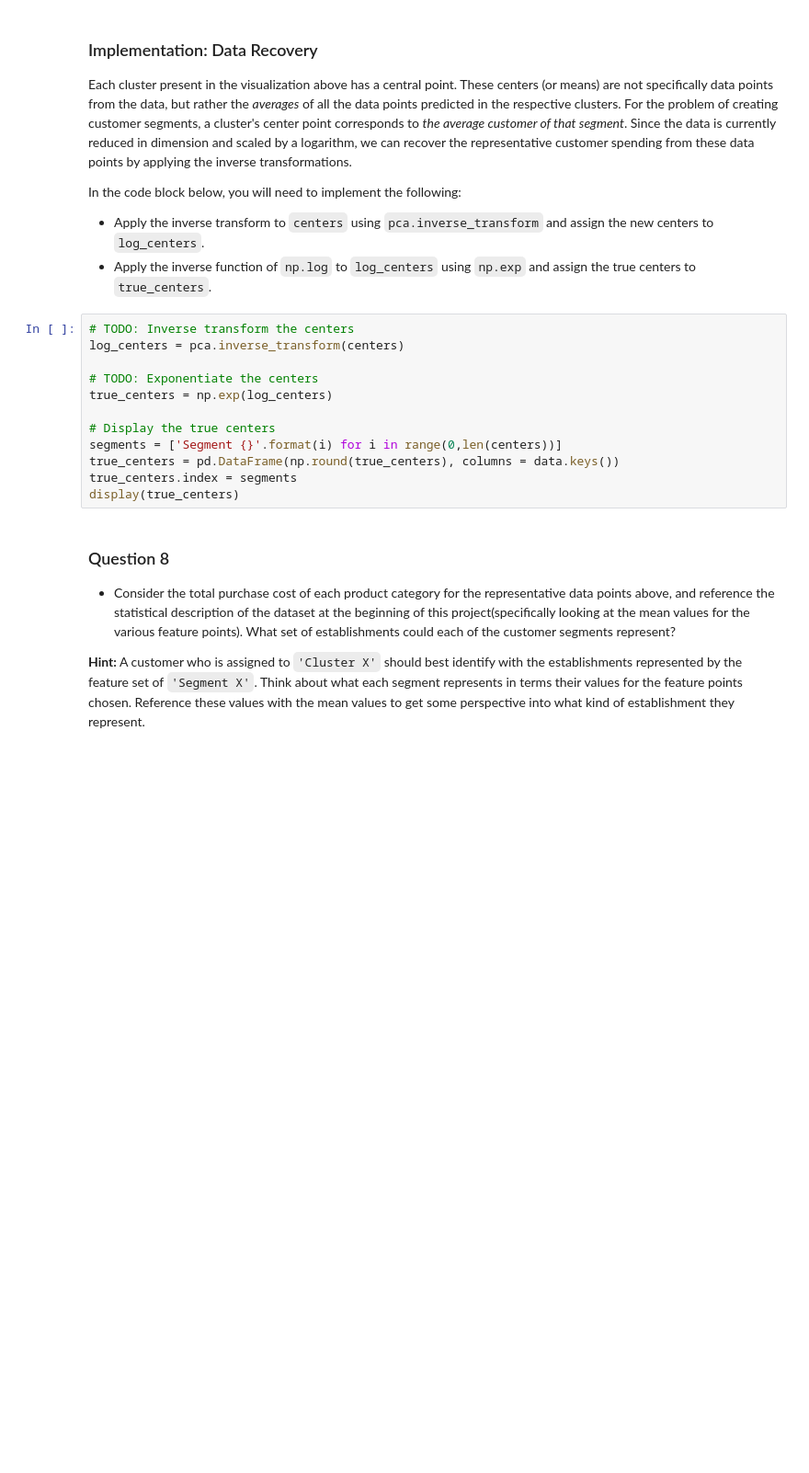
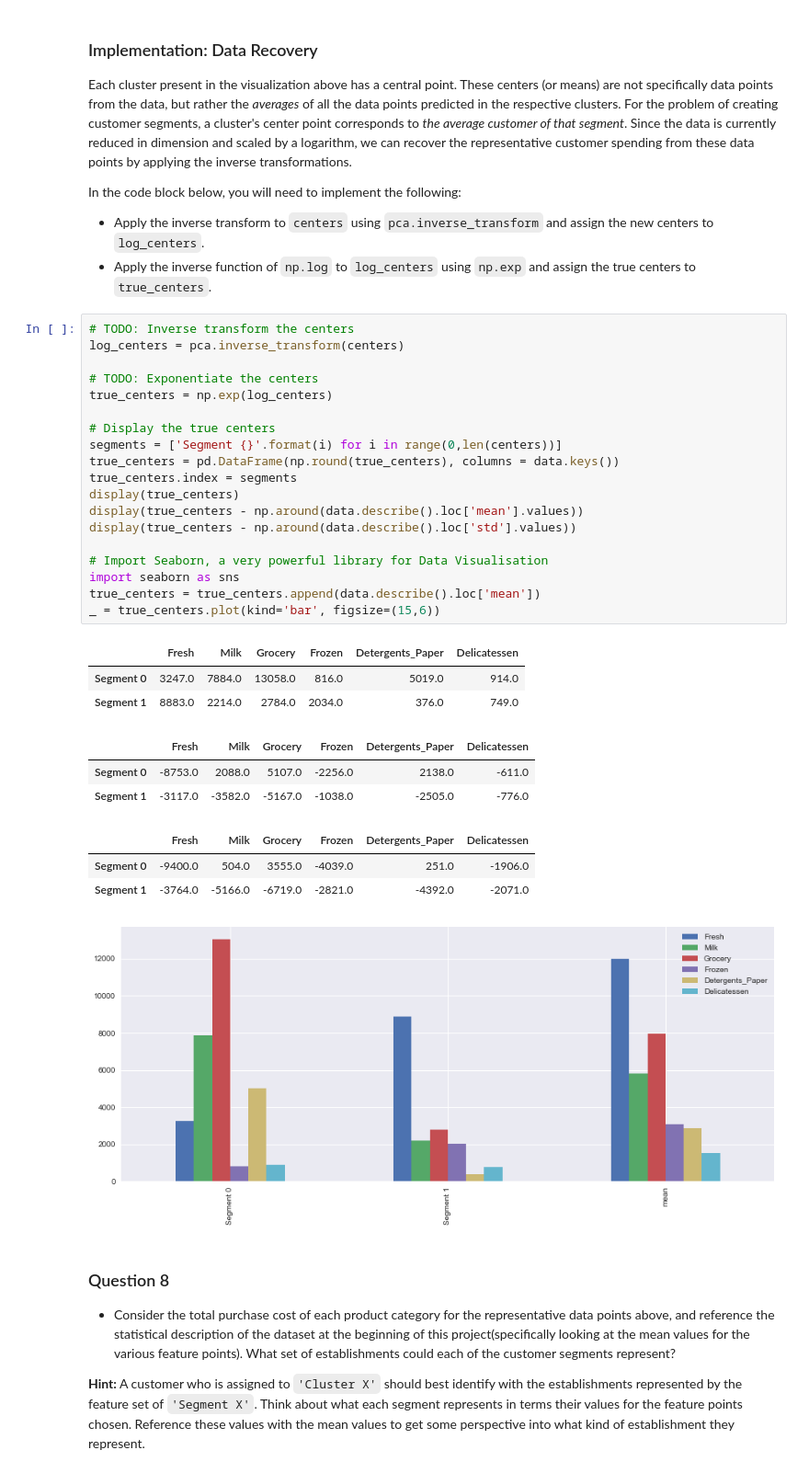
Before and after one commit to JoelH05/Customer-Segments, a Jupyter notebook: customer_segments.ipynb, the cells around one changed output. Shown at 92% size. Cells and saved outputs as stored; diff of their text form; blank space fills up the shorter version.

```diff
--- a/customer_segments.ipynb
+++ b/customer_segments.ipynb
@@ -511,15 +596,33 @@ In the code block below, you will need to implement the following:
 # %%
 # TODO: Inverse transform the centers
 log_centers = pca.inverse_transform(centers)
 
 # TODO: Exponentiate the centers
 true_centers = np.exp(log_centers)
 
 # Display the true centers
 segments = ['Segment {}'.format(i) for i in range(0,len(centers))]
 true_centers = pd.DataFrame(np.round(true_centers), columns = data.keys())
 true_centers.index = segments
 display(true_centers)
+display(true_centers - np.around(data.describe().loc['mean'].values))
+display(true_centers - np.around(data.describe().loc['std'].values))
+
+# Import Seaborn, a very powerful library for Data Visualisation
+import seaborn as sns
+true_centers = true_centers.append(data.describe().loc['mean'])
+_ = true_centers.plot(kind='bar', figsize=(15,6))
+# %% [output]
+|  | Fresh | Milk | Grocery | Frozen | Detergents_Paper | Delicatessen |
+| Segment 0 | 3247.0 | 7884.0 | 13058.0 | 816.0 | 5019.0 | 914.0 |
+| Segment 1 | 8883.0 | 2214.0 | 2784.0 | 2034.0 | 376.0 | 749.0 |
+|  | Fresh | Milk | Grocery | Frozen | Detergents_Paper | Delicatessen |
+| Segment 0 | -8753.0 | 2088.0 | 5107.0 | -2256.0 | 2138.0 | -611.0 |
+| Segment 1 | -3117.0 | -3582.0 | -5167.0 | -1038.0 | -2505.0 | -776.0 |
+|  | Fresh | Milk | Grocery | Frozen | Detergents_Paper | Delicatessen |
+| Segment 0 | -9400.0 | 504.0 | 3555.0 | -4039.0 | 251.0 | -1906.0 |
+| Segment 1 | -3764.0 | -5166.0 | -6719.0 | -2821.0 | -4392.0 | -2071.0 |
+[figure, added]
 # %% [markdown]
 ### Question 8
 
```
Also changed, not shown: parts of 12 cells of this notebook.
